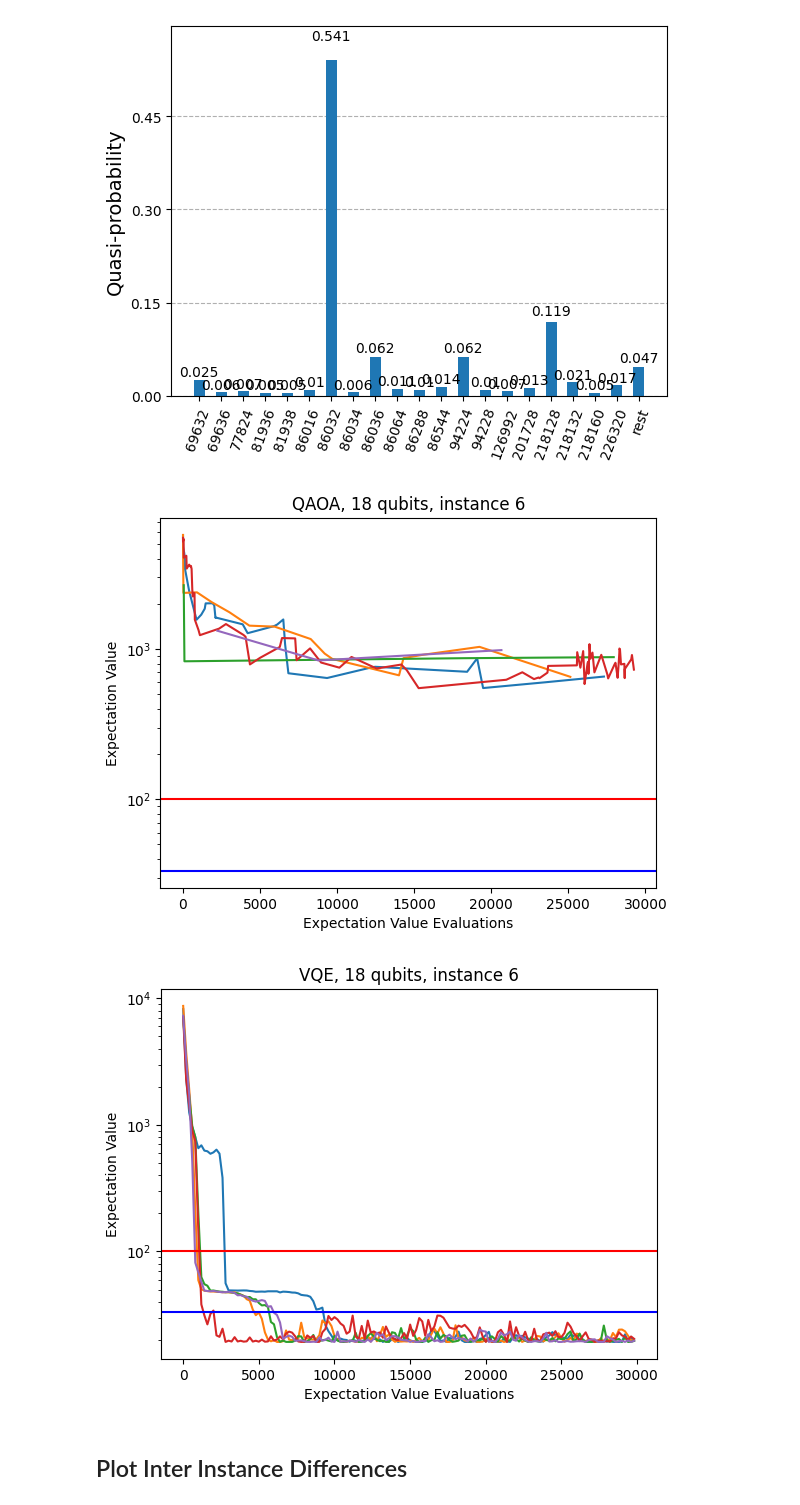
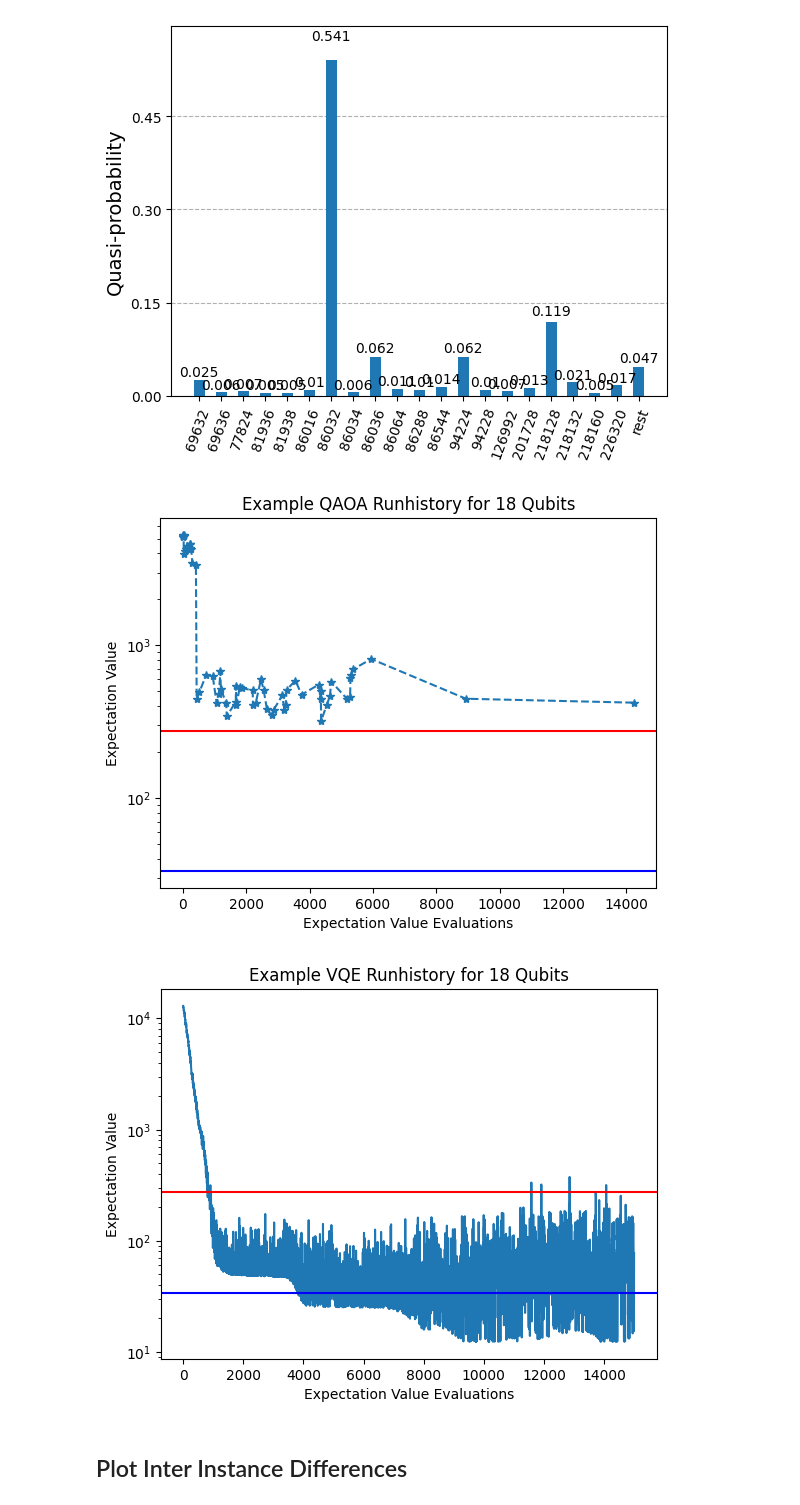
Before and after one commit to DLR-RB/QUEASARS, a Jupyter notebook: experiment_scripts/BenchmarkVisualizations.ipynb, the cells around one changed output. Saved outputs shown, nothing was run; the diff lists cells and outputs as text; code cells hidden in the pictures.

```diff
--- a/experiment_scripts/BenchmarkVisualizations.ipynb
+++ b/experiment_scripts/BenchmarkVisualizations.ipynb
@@ -42,6 +42,6 @@ def load_benchmarking_results(algorithm: str, experiment_name: str):
 
     return result_dict
 # %%
-evqe_loaded = load_benchmarking_results("evqe", experiment_name="1905_1")
-qaoa_loaded = load_benchmarking_results("qaoa", experiment_name="1805_1")
-vqe_loaded = load_benchmarking_results("vqe", experiment_name="1905_1")
+evqe_loaded = load_benchmarking_results("evqe", experiment_name="2205_1")
+qaoa_loaded = load_benchmarking_results("qaoa", experiment_name="2205_1")
+vqe_loaded = load_benchmarking_results("vqe", experiment_name="2205_1")
@@ -75,5 +181,5 @@ def plot_evqe_runhistory(loaded_results: list[EVQEBenchmarkResult], title: Optio
 # %%
-def plot_vqa_runhistory(loaded_results: list[VQABenchmarkResult], title: Optional[str] = None, valid_energy_level: Optional[float] = None, opt_energy_level: Optional[float] = None, log_scale: bool = False, aggregate_n_steps: Optional[int] = None):
+def plot_vqa_runhistory(loaded_results: list[VQABenchmarkResult], title: Optional[str] = None, valid_energy_level: Optional[float] = None, opt_energy_level: Optional[float] = None, log_scale: bool = False, aggregate_n_steps: Optional[int] = None, savepath: Optional[Path] = None):
     for result in loaded_results:
         if aggregate_n_steps is None:
             x = result.expectation_evaluation_counts
@@ -81,7 +187,7 @@ def plot_vqa_runhistory(loaded_results: list[VQABenchmarkResult], title: Optiona
         else:
             x = result.expectation_evaluation_counts[::aggregate_n_steps]
             y = [min(result.expectation_values[i: i+aggregate_n_steps]) for i in list(range(0, len(result.expectation_values)))[::aggregate_n_steps]]
-        plt.plot(x,y)
+        plt.plot(x,y, marker='*', linestyle='--')
 
     plt.xlabel("Expectation Value Evaluations")
     plt.ylabel("Expectation Value")
@@ -97,7 +203,10 @@ def plot_vqa_runhistory(loaded_results: list[VQABenchmarkResult], title: Optiona
 
     if log_scale:
         plt.yscale("log")
+
+    if savepath is not None:
+        plt.savefig(savepath)
 # %%
-val_energy = 100
-opt_energy = real(evqe_loaded[15][6][0].max_opt_energy)
+val_energy = evqe_loaded[18][8][0].min_penalty
+opt_energy = real(evqe_loaded[18][8][0].min_subopt_energy)
 # %%
@@ -113,14 +223,16 @@ plot_histogram(eigenstate, number_to_keep=20)
 # %% [output]
 [figure]
 # %%
-plottable_results = qaoa_loaded[18][6]
-plot_vqa_runhistory(plottable_results, title="QAOA, 18 qubits, instance 6", log_scale=True, valid_energy_level=val_energy, opt_energy_level=opt_energy)
+plottable_results = qaoa_loaded[18][8][3:4]
+savepath = Path(Path(), "qaoa_termination_failure.pdf")
+plot_vqa_runhistory(plottable_results, title="Example QAOA Runhistory for 18 Qubits", log_scale=True, valid_energy_level=val_energy, opt_energy_level=opt_energy, savepath=savepath)
 # %% [output]
-[figure, old version]
+[figure, new version]
 # %%
-plottable_results = vqe_loaded[18][6]
-plot_vqa_runhistory(plottable_results, title="VQE, 18 qubits, instance 6", log_scale=True, valid_energy_level=val_energy, opt_energy_level=opt_energy, aggregate_n_steps=50)
+plottable_results = vqe_loaded[18][8][1:2]
+savepath = Path(Path(), "vqe_termination_failure.pdf")
+plot_vqa_runhistory(plottable_results, title="Example VQE Runhistory for 18 Qubits", log_scale=True, valid_energy_level=val_energy, opt_energy_level=opt_energy, aggregate_n_steps=1, savepath=savepath)
 # %% [output]
-[figure, old version]
+[figure, new version]
 # %% [markdown]
 ## Plot Inter Instance Differences
```
Also changed, not shown: parts of 29 cells of this notebook, 1 other file.
